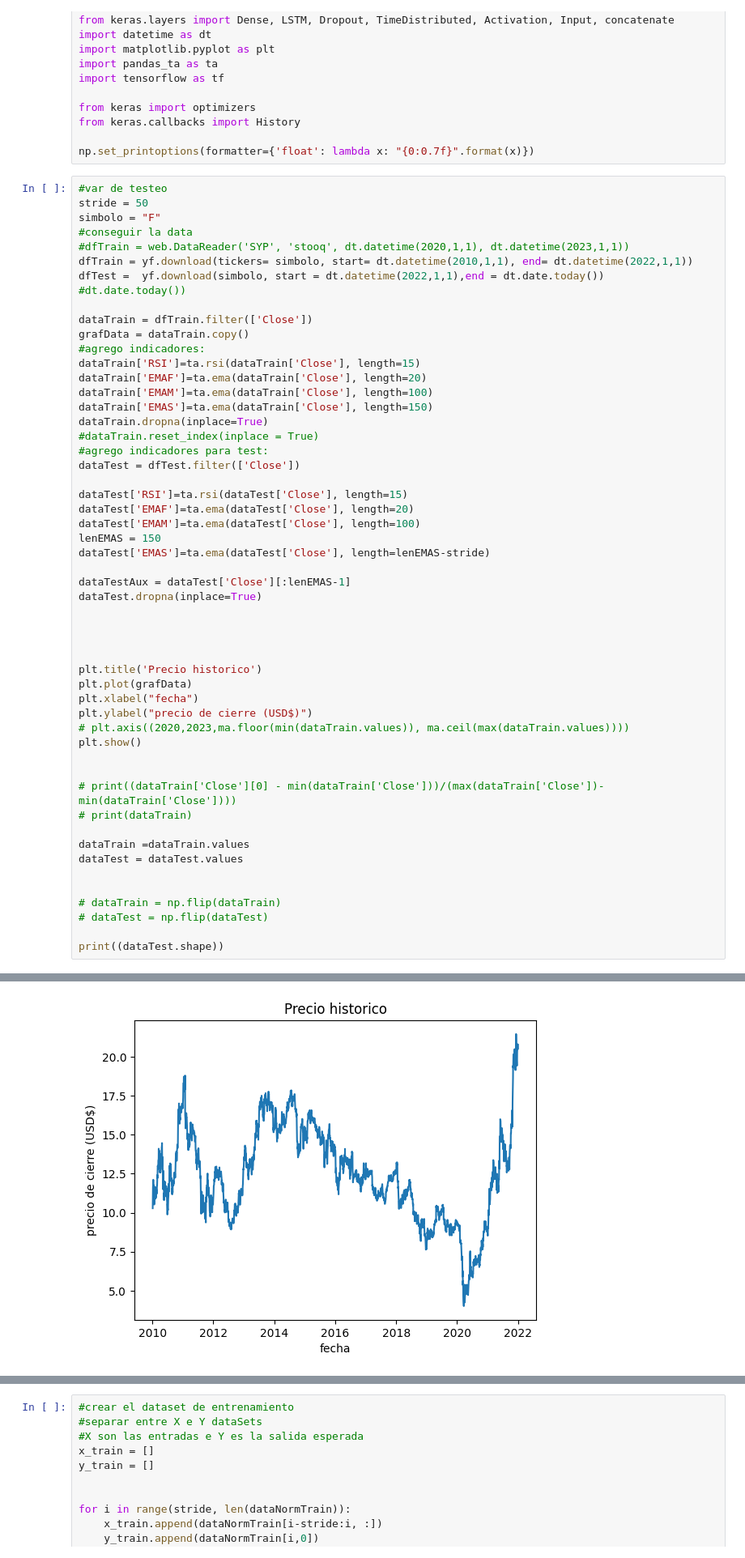
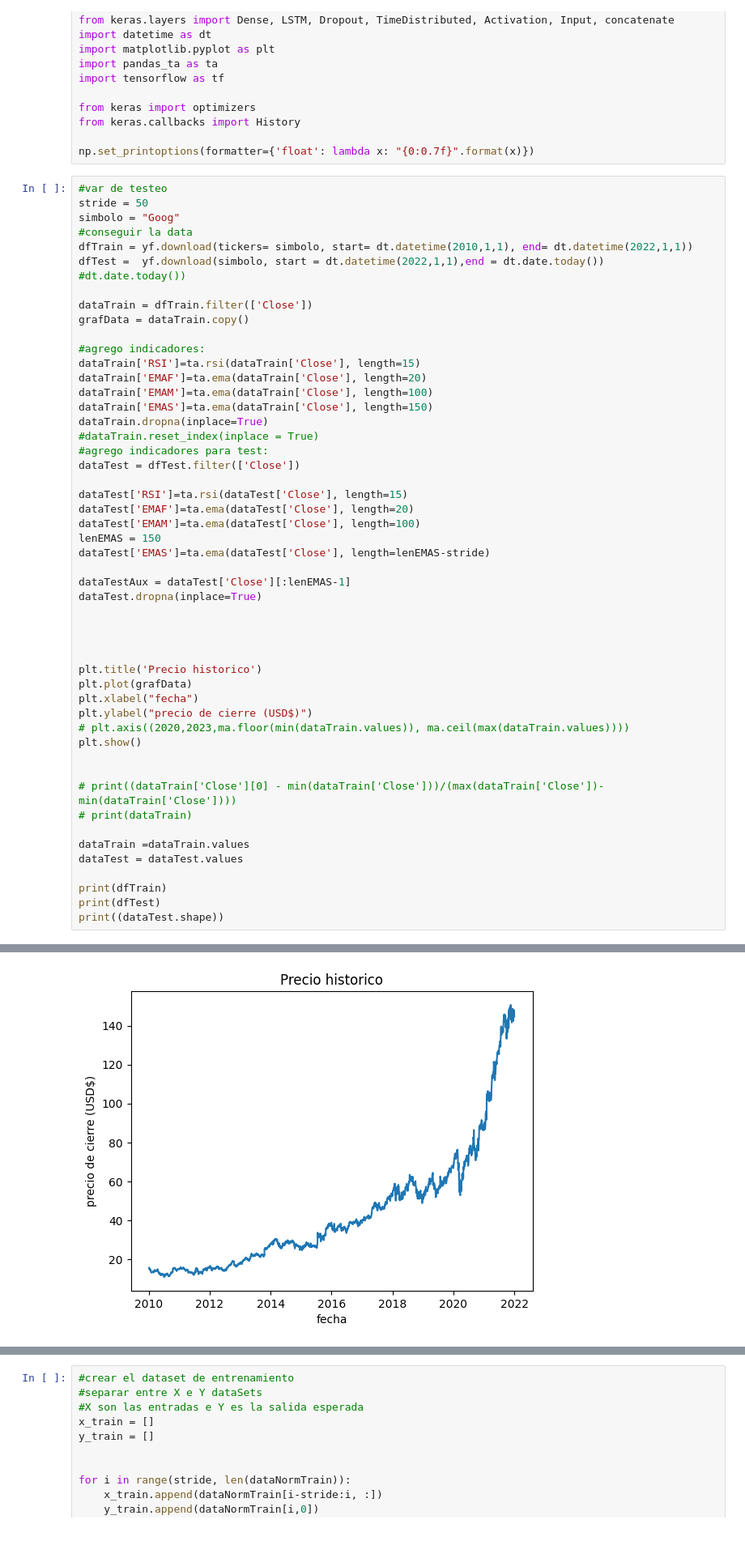
Before and after one commit to NahuelBarriga/IA2023, a Jupyter notebook: Redes Neuronales/TpFinal.ipynb, the cells around one changed output, grey strips where cells are left out. Shown at 81% size. Drawn from its saved outputs; the diff is of its cells as text.

```diff
--- a/Redes Neuronales/TpFinal.ipynb
+++ b/Redes Neuronales/TpFinal.ipynb
@@ -19,14 +19,14 @@ np.set_printoptions(formatter={'float': lambda x: "{0:0.7f}".format(x)})
 # %%
 #var de testeo
 stride = 50
-simbolo = "F"
+simbolo = "Goog"
 #conseguir la data
-#dfTrain = web.DataReader('SYP', 'stooq', dt.datetime(2020,1,1), dt.datetime(2023,1,1))
 dfTrain = yf.download(tickers= simbolo, start= dt.datetime(2010,1,1), end= dt.datetime(2022,1,1))
 dfTest =  yf.download(simbolo, start = dt.datetime(2022,1,1),end = dt.date.today()) #dt.date.today())
 
 dataTrain = dfTrain.filter(['Close'])
 grafData = dataTrain.copy()
+
 #agrego indicadores:
 dataTrain['RSI']=ta.rsi(dataTrain['Close'], length=15)
 dataTrain['EMAF']=ta.ema(dataTrain['Close'], length=20)
@@ -40,35 +40,33 @@ dataTest = dfTest.filter(['Close'])
 dataTest['RSI']=ta.rsi(dataTest['Close'], length=15)
 dataTest['EMAF']=ta.ema(dataTest['Close'], length=20)
 dataTest['EMAM']=ta.ema(dataTest['Close'], length=100)
 lenEMAS = 150
 dataTest['EMAS']=ta.ema(dataTest['Close'], length=lenEMAS-stride)
 
 dataTestAux = dataTest['Close'][:lenEMAS-1]
 dataTest.dropna(inplace=True)
 
 
 
 
 plt.title('Precio historico')
 plt.plot(grafData)
 plt.xlabel("fecha")
 plt.ylabel("precio de cierre (USD$)")
 # plt.axis((2020,2023,ma.floor(min(dataTrain.values)), ma.ceil(max(dataTrain.values))))
 plt.show()
 
 
 # print((dataTrain['Close'][0] - min(dataTrain['Close']))/(max(dataTrain['Close'])-min(dataTrain['Close'])))
 # print(dataTrain)
 
 dataTrain =dataTrain.values
 dataTest = dataTest.values
 
-
-# dataTrain = np.flip(dataTrain)
-# dataTest = np.flip(dataTest)
-
+print(dfTrain)
+print(dfTest)
 print((dataTest.shape))
 # %% [output]
 [*********************100%%**********************]  1 of 1 completed
 [*********************100%%**********************]  1 of 1 completed
-[figure, old version]
+[figure, new version]
```
Also changed, not shown: parts of 12 cells of this notebook.
